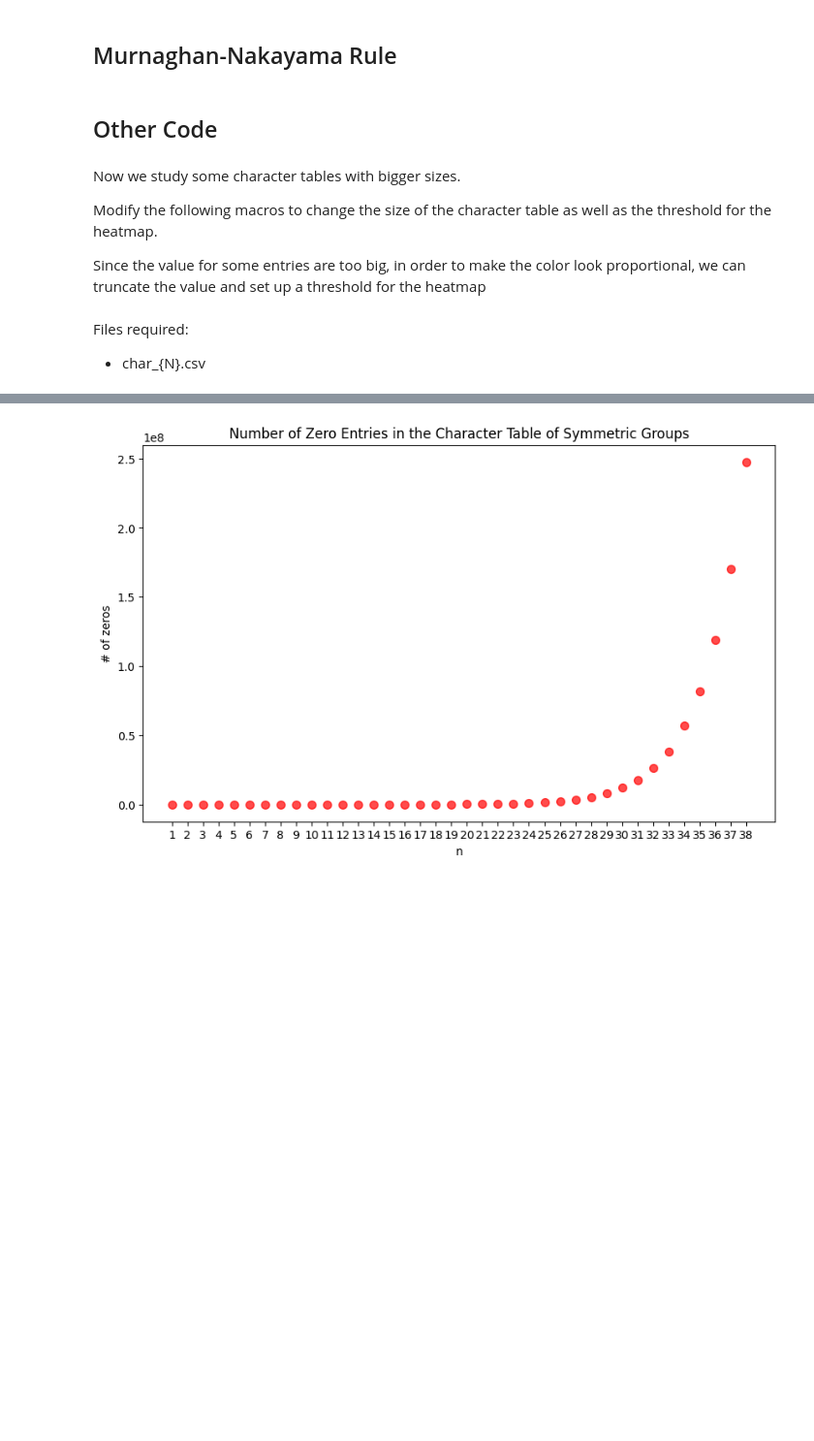
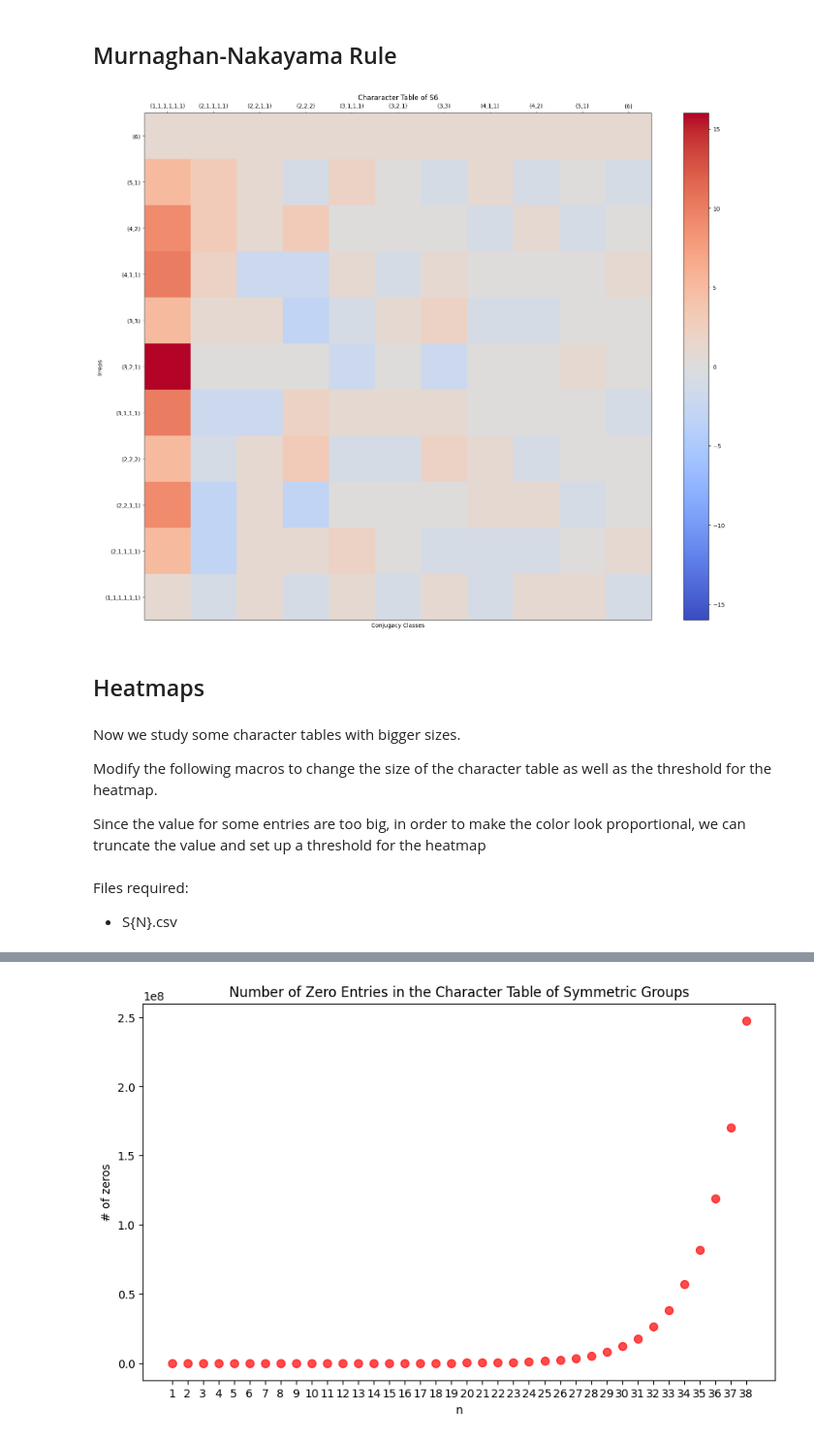
Before and after one commit to TonyZhang2004/Character_Table_of_Symmetric_Groups, a Jupyter notebook: char_table.ipynb, the cells around one changed output, grey strips where cells are left out. Shown at 97% size. Saved outputs shown, nothing was run; the diff lists cells and outputs as text; code cells hidden in the pictures; blank space fills up the shorter version.

```diff
--- a/char_table.ipynb
+++ b/char_table.ipynb
@@ -68,10 +70,13 @@ heatmap(n_fb, character_table, partition_list)
 # %%
 n_mn = 6
 partition_list = fb.convert_dict_partitions_to_list(n_mn)   # TODO: make this util function
 character_table = mn.get_character_table(n_mn, memo_file_name="")
-heatmap(n_mn, character_table, partition_list)
+character_table = pd.DataFrame(character_table)
+heatmap(n_mn, character_table, partition_list=partition_list)
+# %% [output]
+[figure, added]
-# %% [markdown]
-## Other Code
+# %% [markdown]
+## Heatmaps
 # %% [markdown]
 Now we study some character tables with bigger sizes.
 
@@ -85,3 +86,3 @@ THRESHOLD = 5
 # %% [markdown]
 Files required:
-- char_{N}.csv
+- S{N}.csv
```
Also changed, not shown: parts of 18 cells of this notebook, 3 other files.
